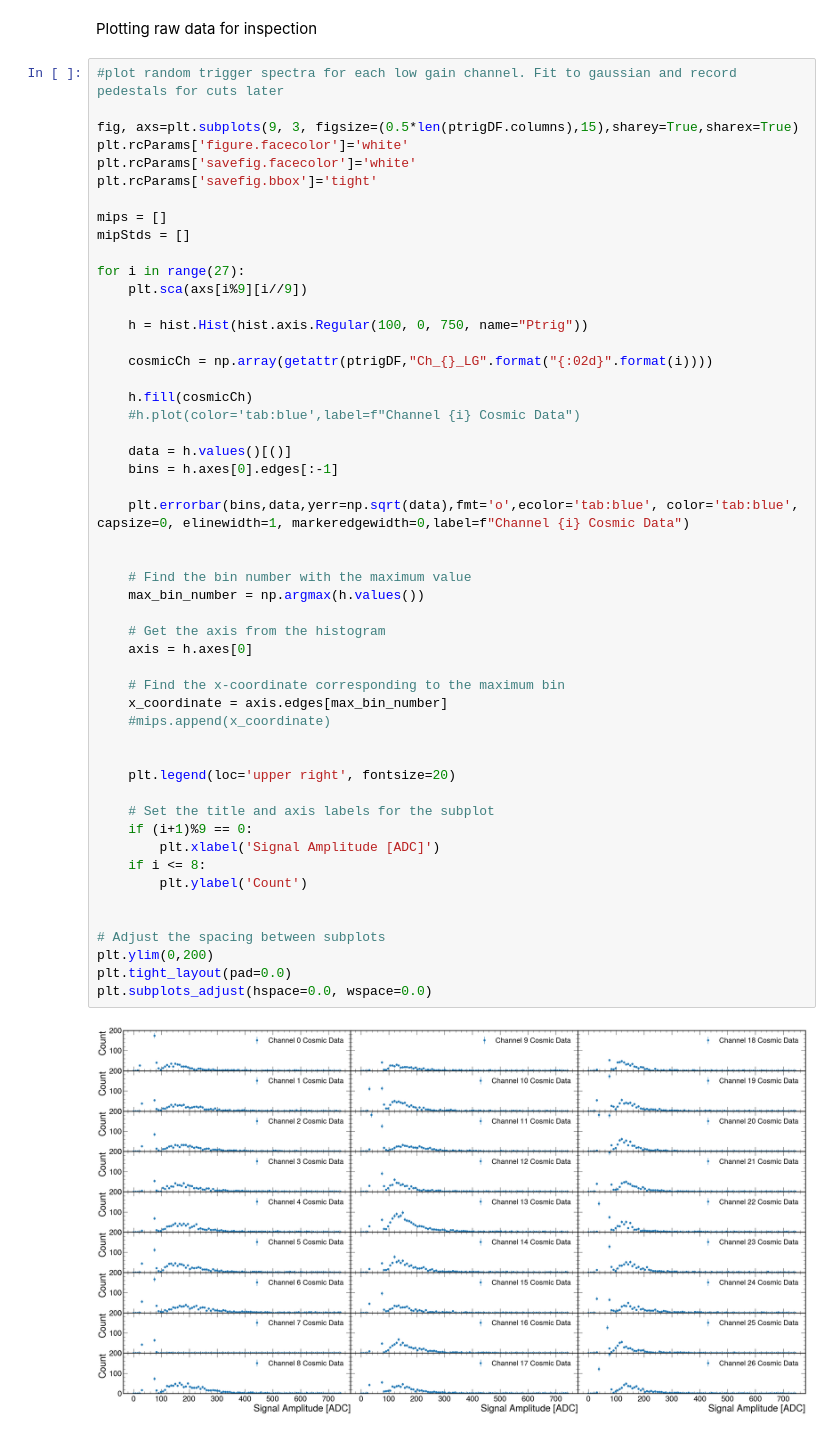
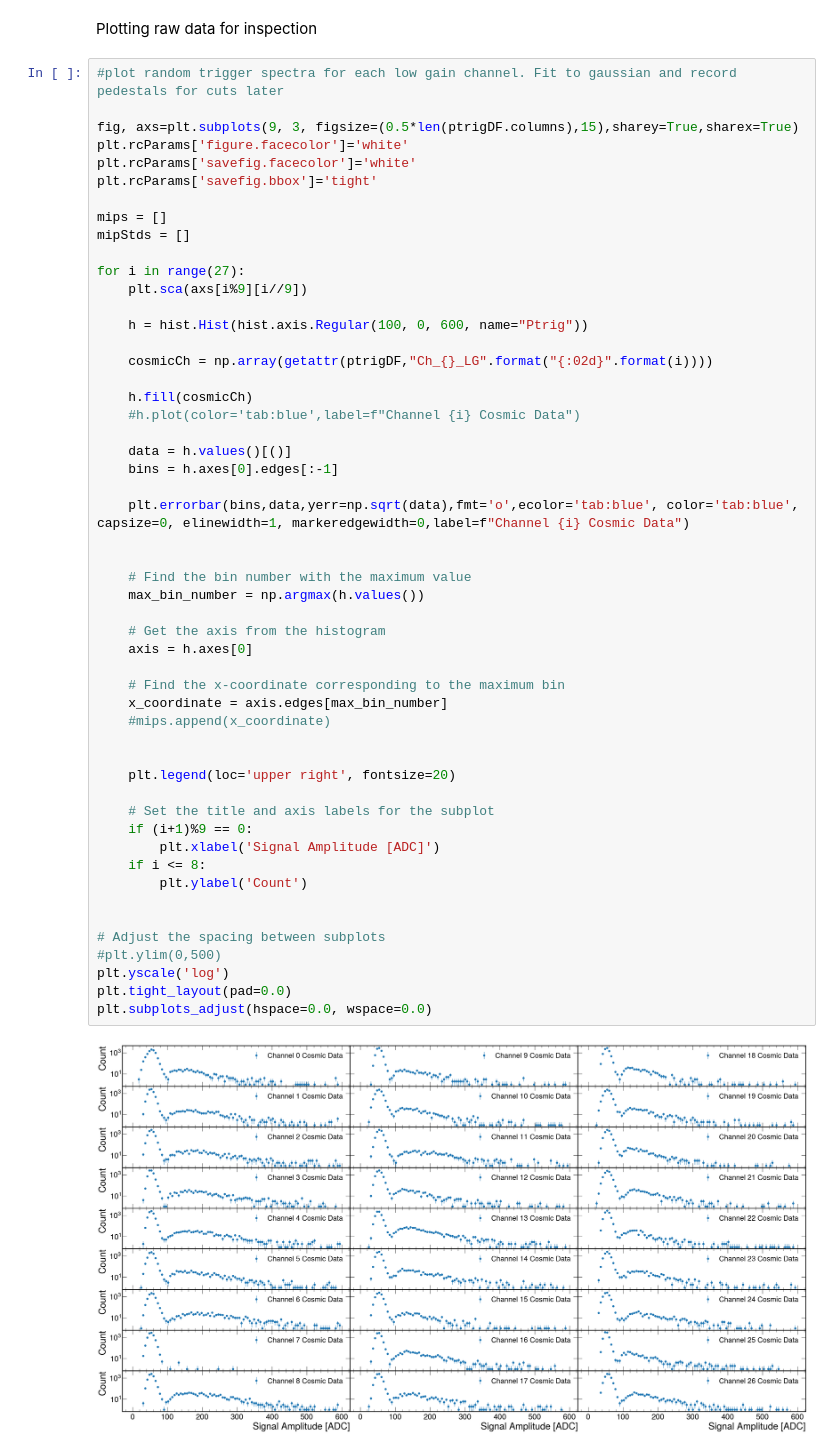
Before and after one commit to pcarn004/Hodoscope, a Jupyter notebook: CAEN_Dataframe.ipynb, the cells around one changed output. Drawn from its saved outputs; the diff is of its cells as text.

```diff
--- a/CAEN_Dataframe.ipynb
+++ b/CAEN_Dataframe.ipynb
@@ -85,7 +85,7 @@ mipStds = []
 for i in range(27):
     plt.sca(axs[i%9][i//9])
 
-    h = hist.Hist(hist.axis.Regular(100, 0, 750, name="Ptrig"))
+    h = hist.Hist(hist.axis.Regular(100, 0, 600, name="Ptrig"))
 
     cosmicCh = np.array(getattr(ptrigDF,"Ch_{}_LG".format("{:02d}".format(i))))
 
@@ -95,32 +95,33 @@ for i in range(27):
     data = h.values()[()]
     bins = h.axes[0].edges[:-1]
 
     plt.errorbar(bins,data,yerr=np.sqrt(data),fmt='o',ecolor='tab:blue', color='tab:blue', capsize=0, elinewidth=1, markeredgewidth=0,label=f"Channel {i} Cosmic Data")
 
 
     # Find the bin number with the maximum value
     max_bin_number = np.argmax(h.values())
 
     # Get the axis from the histogram
     axis = h.axes[0]
 
     # Find the x-coordinate corresponding to the maximum bin
     x_coordinate = axis.edges[max_bin_number]
     #mips.append(x_coordinate)
 
 
     plt.legend(loc='upper right', fontsize=20)
 
     # Set the title and axis labels for the subplot
     if (i+1)%9 == 0:
         plt.xlabel('Signal Amplitude [ADC]')
     if i <= 8:
         plt.ylabel('Count')
 
 
 # Adjust the spacing between subplots
-plt.ylim(0,200)
+#plt.ylim(0,500)
+plt.yscale('log')
 plt.tight_layout(pad=0.0)
 plt.subplots_adjust(hspace=0.0, wspace=0.0)
 # %% [output]
-[figure, old version]
+[figure, new version]
```
Also changed, not shown: parts of 1 cell of this notebook, 11 other files.
